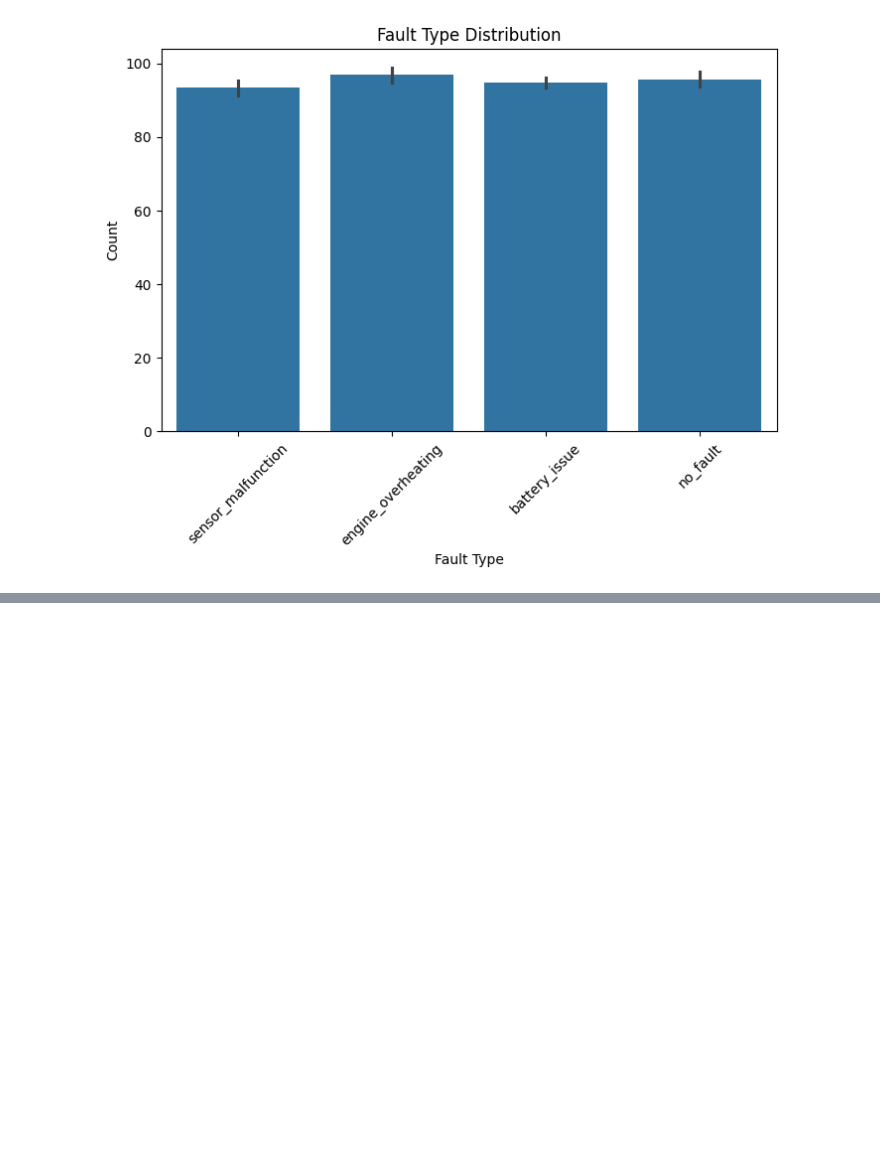
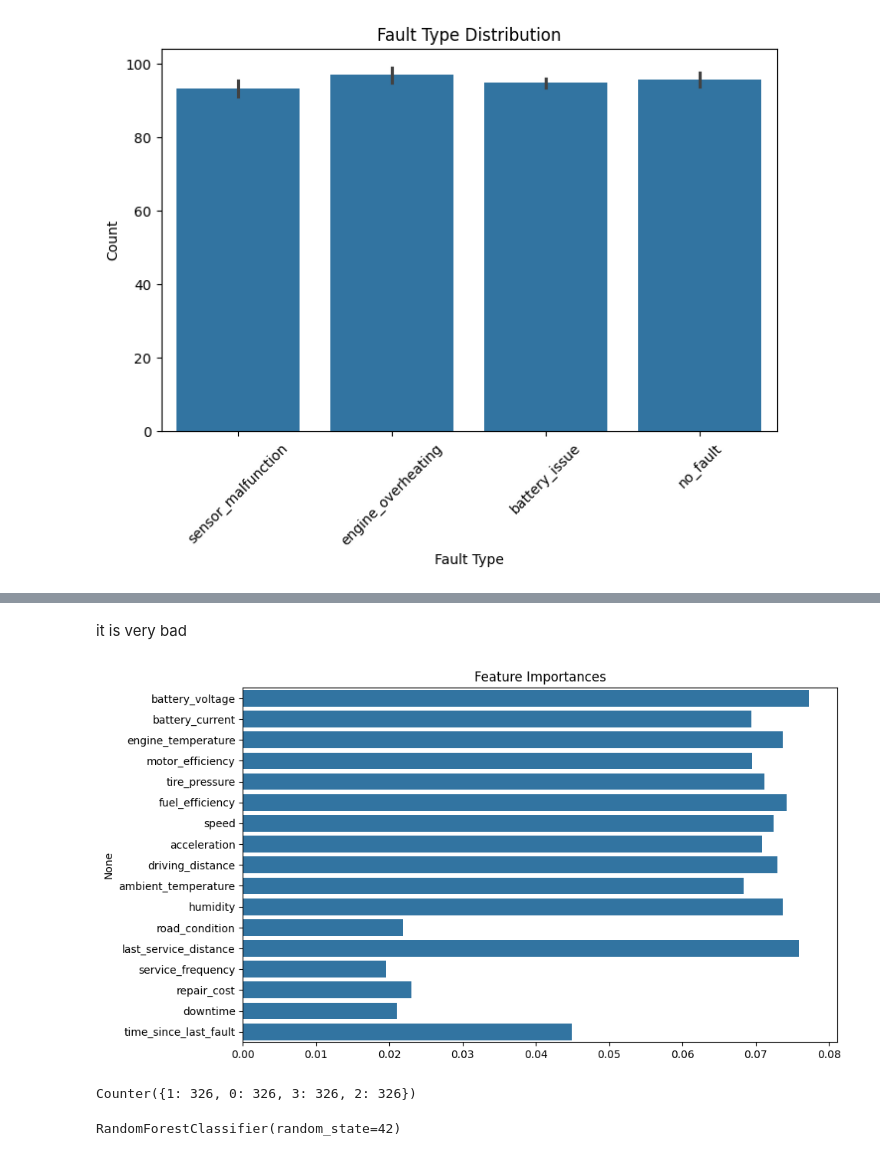
Before and after one commit to KingGester/predictive-maintenance-EV, a Jupyter notebook: notebooks/exploration.ipynb, the cells around one changed output, grey strips where cells are left out. Saved outputs shown, nothing was run; the diff lists cells and outputs as text; code cells hidden in the pictures; blank space fills up the shorter version.

Commit message:
bad model

```diff
--- a/notebooks/exploration.ipynb
+++ b/notebooks/exploration.ipynb
@@ -122,0 +119,6 @@ x
+# %%
+from sklearn.ensemble import RandomForestClassifier
+from sklearn.metrics import classification_report, confusion_matrix
+
+model = RandomForestClassifier(class_weight='balanced',random_state=42)
+model.fit(x_train, y_train)
@@ -122,0 +142,35 @@ x
+# %% [markdown]
+it is very bad
+# %%
+import matplotlib.pyplot as plt
+import seaborn as sns
+importances = model.feature_importances_
+features = x.columns
+
+
+plt.figure(figsize=(10,6))
+sns.barplot(x=importances, y=features)
+plt.title("Feature Importances")
+plt.show()
+# %% [output]
+[figure, added]
+# %%
+
+
+from imblearn.over_sampling import SMOTE
+from sklearn.model_selection import train_test_split
+
+x_train,x_test,y_train,y_test=train_test_split(x,y, test_size=0.2, random_state=42, stratify=y)
+
+
+smote=SMOTE(random_state=42)
+x_train_resampled,y_train_resampled=smote.fit_resample(x_train,y_train)
+from collections import Counter
+Counter(y_train_resampled)
+# %% [output]
+Counter({1: 326, 0: 326, 3: 326, 2: 326})
+# %%
+model = RandomForestClassifier(random_state=42)
+model.fit(x_train_resampled, y_train_resampled)
+# %% [output]
+RandomForestClassifier(random_state=42)
```
Also changed, not shown: parts of 7 cells of this notebook, 3 other files.
